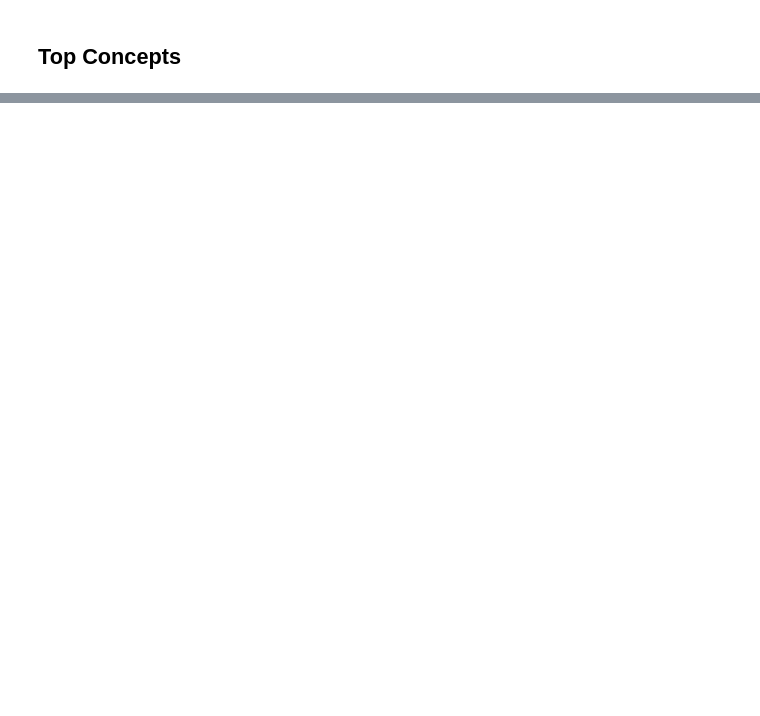
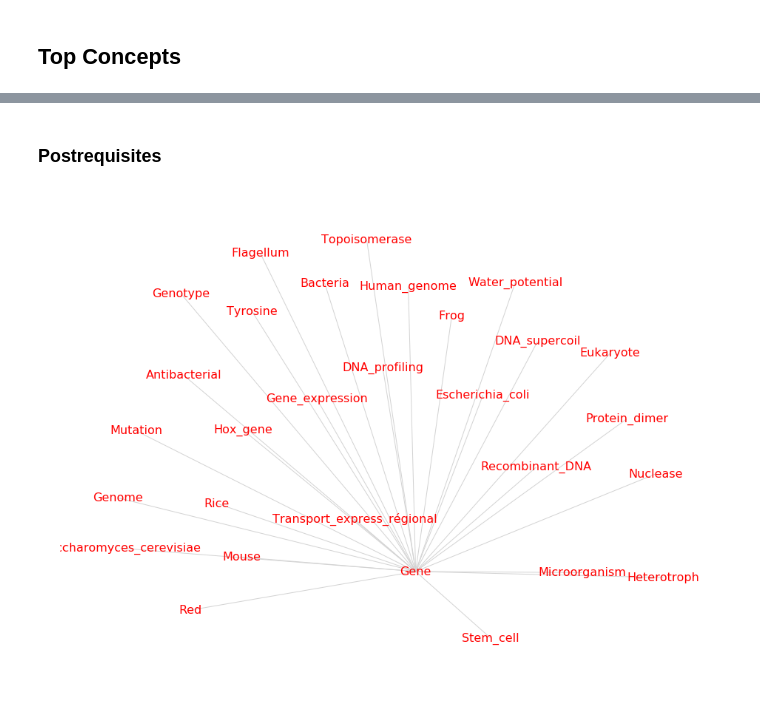
Before and after one commit to patrick-miller/textbook-concept-map, a Jupyter notebook: 6. Textbook Concept Map.ipynb, the cells around one changed output, grey strips where cells are left out. Saved outputs shown, nothing was run; the diff lists cells and outputs as text; code cells hidden in the pictures; blank space fills up the shorter version.

Commit message:
Build concept map from DBpedia extracted concepts

```diff
--- a/6. Textbook Concept Map.ipynb
+++ b/6. Textbook Concept Map.ipynb
@@ -112,0 +82,3 @@ ax = sns.heatmap(corr_matrix, cmap='coolwarm')
+# %%
+location_splits = [r / textbook_parts for r in range(textbook_parts)]
+concepts_df['location_bin'] = np.digitize(concepts_df['location'], location_splits)
@@ -112,0 +189,12 @@ ax = sns.heatmap(corr_matrix, cmap='coolwarm')
+# %%
+distance_filtered = (distance_summary
+                     .query('distance_first_quartile >= 0 & '
+                            'distance_first_quartile <= @max_edge_pct_distance'))
+
+print('Total concepts: {}'.format(len(distance_filtered['concept'].unique())))
+
+(distance_filtered
+ .sort_values('total_count', ascending=False)
+ .head(10)
+ .style.format({'distance_common': "{:.2f}",
+                'distance_first_quartile': "{:.2f}"}))
@@ -112,0 +216,9 @@ ax = sns.heatmap(corr_matrix, cmap='coolwarm')
+# %%
+G = nx.from_pandas_dataframe(distance_filtered,
+                             source='concept',
+                             target='concept2',
+                             edge_attr=['distance_common',
+                                        'distance_first_quartile',
+                                        'total_count',
+                                        'n_titles'],
+                             create_using=nx.DiGraph())
@@ -112,0 +227,5 @@ ax = sns.heatmap(corr_matrix, cmap='coolwarm')
+# %%
+concept = 'Gene'
+
+pre_concepts = nx.DiGraph([(n, u) for n, u in G.edges() if u == concept])
+post_concepts = nx.DiGraph([(n, u) for n, u in G.edges() if n == concept])
@@ -112,0 +246,14 @@ ax = sns.heatmap(corr_matrix, cmap='coolwarm')
+# %% [markdown]
+### Postrequisites
+# %%
+plt.figure(figsize=(16,12))
+limits=plt.axis('off')
+
+pos = nx.spring_layout(post_concepts)
+# nx.draw_networkx_nodes(post_concepts, pos)
+nx.draw_networkx_edges(post_concepts, pos, arrows=False, edge_color='lightgrey')
+nx.draw_networkx_labels(post_concepts, pos, font_color='red', font_size=16)
+
+plt.show()
+# %% [output]
+[figure, added]
```
Also changed, not shown: parts of 27 cells of this notebook.
